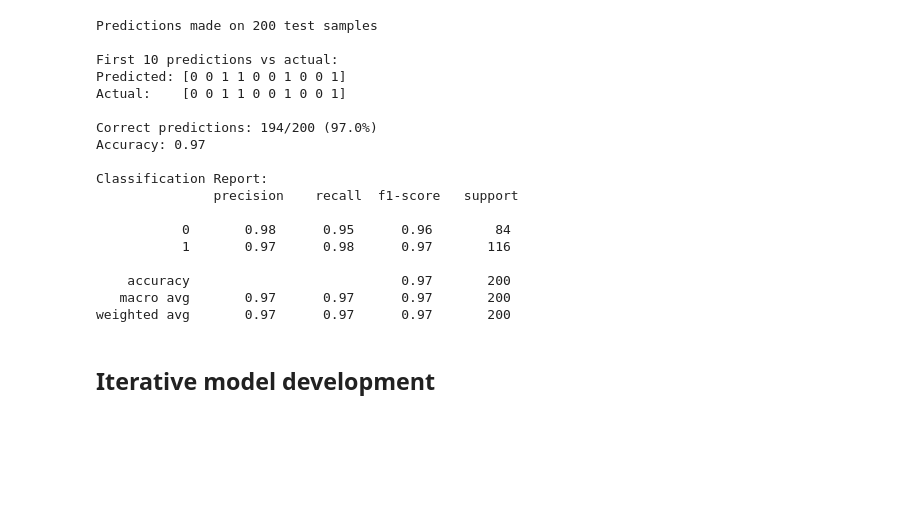
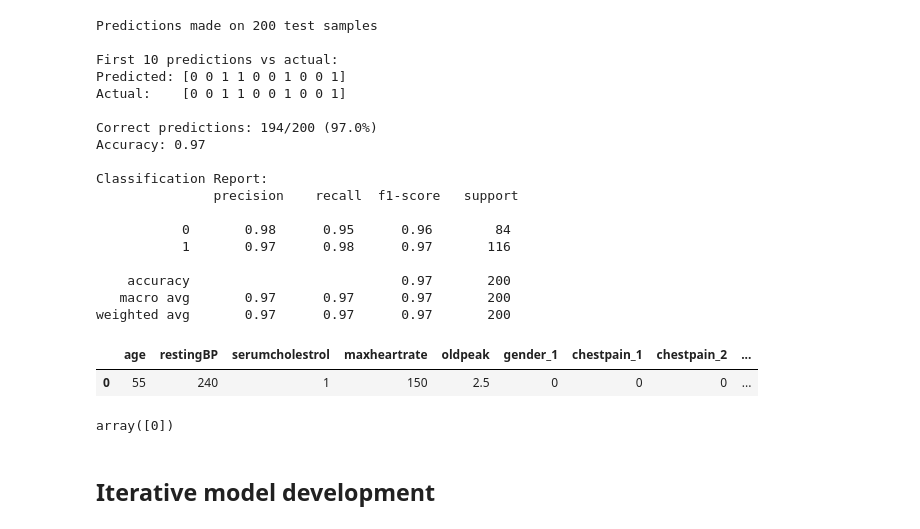
Before and after one commit to dmgfwafja123/MLDP-Project-Heart-Disease, a Jupyter notebook: notebooks/MLDP Program Codes Submission Template.ipynb, the cells around one changed output. Drawn from its saved outputs; the diff is of its cells as text; code cells hidden in the pictures; blank space fills up the shorter version.

```diff
--- a/notebooks/MLDP Program Codes Submission Template.ipynb
+++ b/notebooks/MLDP Program Codes Submission Template.ipynb
@@ -484,9 +484,30 @@ Classification Report:
    macro avg       0.97      0.97      0.97       200
 weighted avg       0.97      0.97      0.97       200
 # %%
-## New data
+# ==========================================
+# PREDICT NEW PATIENT
+# ==========================================
+
+## New patient data (raw values)
+X_unseen = [
+    [55, 1, 140, 240, 1, 2, 1, 150, 1, 2.5, 2, 1]  ## sample 1
+]
+
+## Convert to OHE Pandas DataFrame
+col_df_X = df_clean.drop('target', axis=1).columns  ## Columns before OHE
+col_ohe = X.columns.tolist()  ## Columns after OHE
+
+X_unseen = pd.DataFrame(X_unseen, columns=col_df_X)  ## Convert to DataFrame
+X_unseen = pd.get_dummies(X_unseen, drop_first=True)  ## OHE
+X_unseen = X_unseen.reindex(columns=col_ohe, fill_value=0)  ## Match training
+display(X_unseen)
 
 ## Predict
+model.predict(X_unseen)
+# %% [output]
+|  | age | restingBP | serumcholestrol | maxheartrate | oldpeak | gender_1 | chestpain_1 | chestpain_2 | ... |
+| 0 | 55 | 240 | 1 | 150 | 2.5 | 0 | 0 | 0 | ... |
+array([0])
 # %% [markdown]
 ## Iterative model development
 # %%
```
Also changed, not shown: parts of 1 cell of this notebook.
